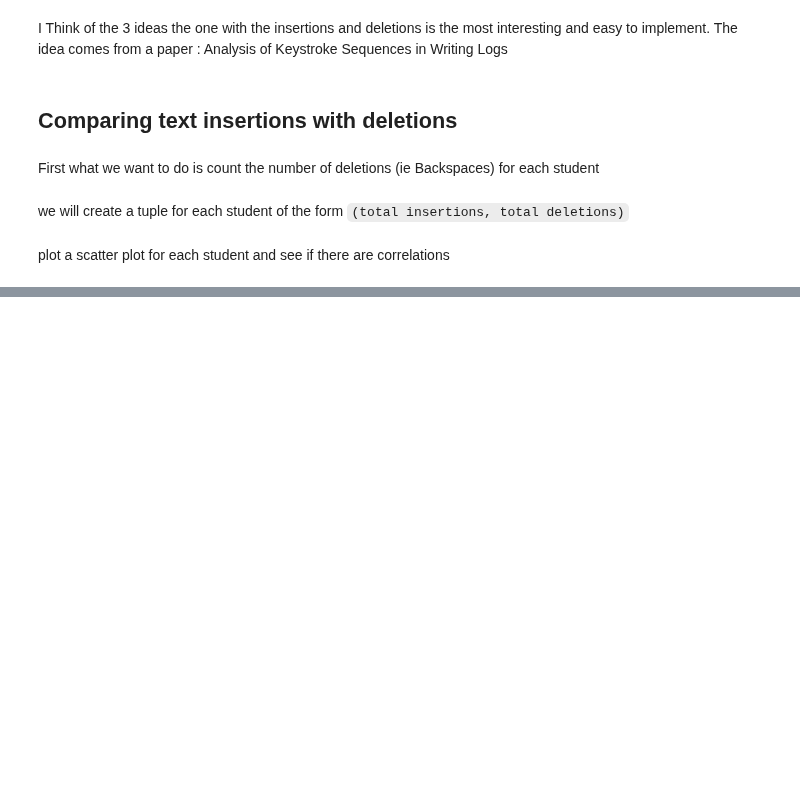
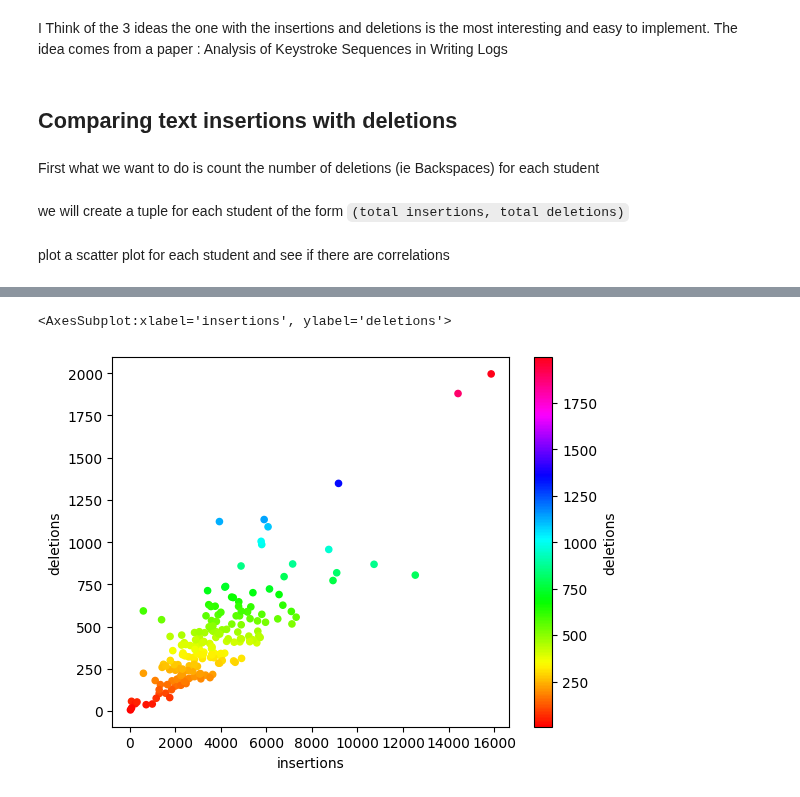
Before and after one commit to lucamouchel/Understanding-Revision-Behavior, a Jupyter notebook: Project.ipynb, the cells around one changed output, grey strips where cells are left out. Drawn from its saved outputs; the diff is of its cells as text; code cells hidden in the pictures; blank space fills up the shorter version.

```diff
--- a/Project.ipynb
+++ b/Project.ipynb
@@ -256,0 +236,7 @@ for user in sorted_users:
+# %%
+user_df = pd.DataFrame(user_insertions_deletions, columns=['insertions', 'deletions'])
+
+user_df.plot.scatter(x='insertions', y='deletions', c='deletions', colormap='hsv')
+# %% [output]
+<AxesSubplot:xlabel='insertions', ylabel='deletions'>
+[figure, added]
```
Also changed, not shown: parts of 5 cells of this notebook.
